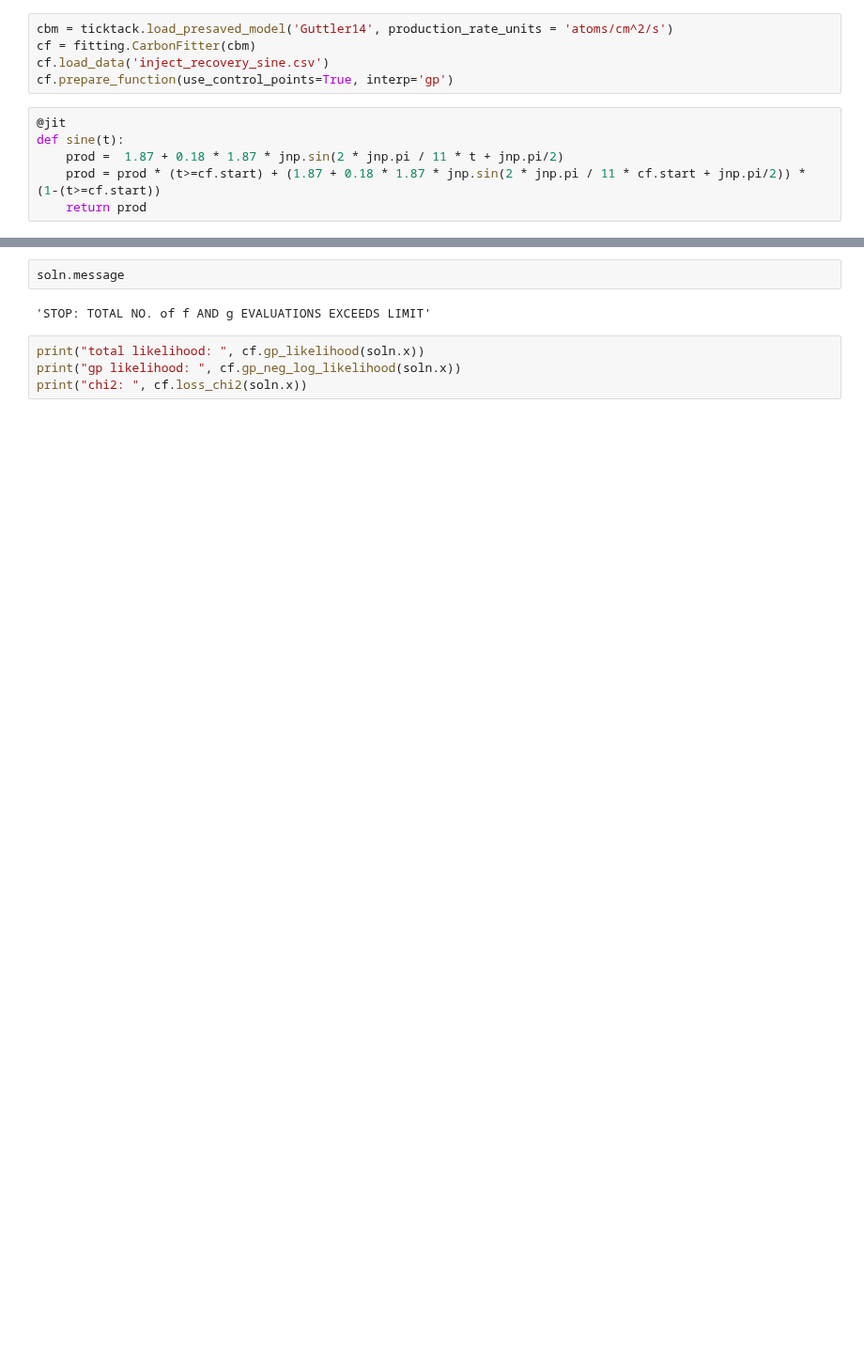
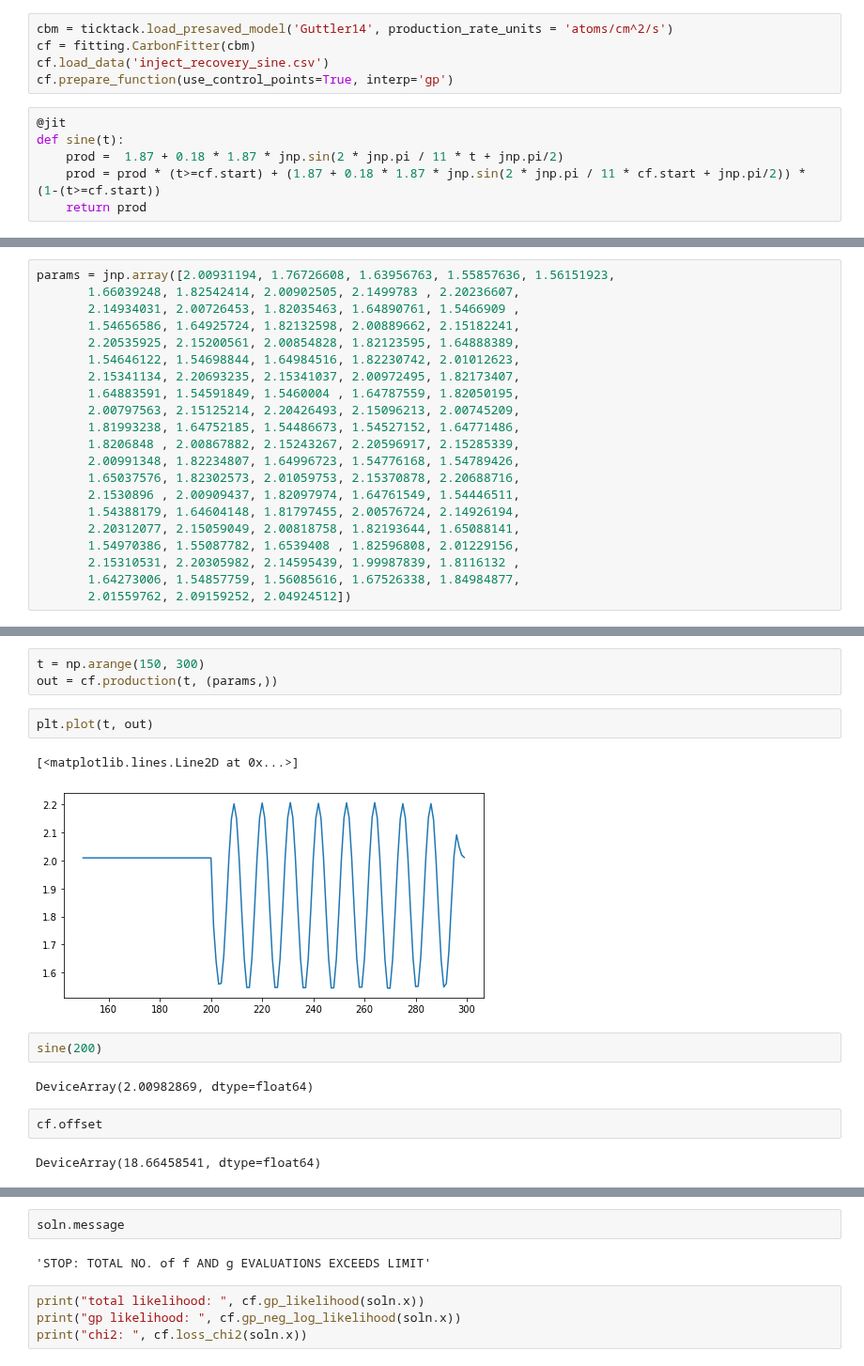
Before and after one commit to SharmaLlama/ticktack, a Jupyter notebook: notebooks/cp_injection_recovery_sine_gp.ipynb, the cells around one changed output, grey strips where cells are left out. Shown at 94% size. Cells and saved outputs as stored; diff of their text form; blank space fills up the shorter version.

```diff
--- a/notebooks/cp_injection_recovery_sine_gp.ipynb
+++ b/notebooks/cp_injection_recovery_sine_gp.ipynb
@@ -37,0 +28,21 @@ plt.plot(jnp.arange(100, 300), sine(jnp.arange(100, 300)))
+# %%
+params = jnp.array([2.00931194, 1.76726608, 1.63956763, 1.55857636, 1.56151923,
+       1.66039248, 1.82542414, 2.00902505, 2.1499783 , 2.20236607,
+       2.14934031, 2.00726453, 1.82035463, 1.64890761, 1.5466909 ,
+       1.54656586, 1.64925724, 1.82132598, 2.00889662, 2.15182241,
+       2.20535925, 2.15200561, 2.00854828, 1.82123595, 1.64888389,
+       1.54646122, 1.54698844, 1.64984516, 1.82230742, 2.01012623,
+       2.15341134, 2.20693235, 2.15341037, 2.00972495, 1.82173407,
+       1.64883591, 1.54591849, 1.5460004 , 1.64787559, 1.82050195,
+       2.00797563, 2.15125214, 2.20426493, 2.15096213, 2.00745209,
+       1.81993238, 1.64752185, 1.54486673, 1.54527152, 1.64771486,
+       1.8206848 , 2.00867882, 2.15243267, 2.20596917, 2.15285339,
+       2.00991348, 1.82234807, 1.64996723, 1.54776168, 1.54789426,
+       1.65037576, 1.82302573, 2.01059753, 2.15370878, 2.20688716,
+       2.1530896 , 2.00909437, 1.82097974, 1.64761549, 1.54446511,
+       1.54388179, 1.64604148, 1.81797455, 2.00576724, 2.14926194,
+       2.20312077, 2.15059049, 2.00818758, 1.82193644, 1.65088141,
+       1.54970386, 1.55087782, 1.6539408 , 1.82596808, 2.01229156,
+       2.15310531, 2.20305982, 2.14595439, 1.99987839, 1.8116132 ,
+       1.64273006, 1.54857759, 1.56085616, 1.67526338, 1.84984877,
+       2.01559762, 2.09159252, 2.04924512])
@@ -37,0 +66,16 @@ plt.plot(jnp.arange(100, 300), sine(jnp.arange(100, 300)))
+# %%
+t = np.arange(150, 300)
+out = cf.production(t, (params,))
+# %%
+plt.plot(t, out)
+# %% [output]
+[<matplotlib.lines.Line2D at 0x...>]
+[figure, added]
+# %%
+sine(200)
+# %% [output]
+DeviceArray(2.00982869, dtype=float64)
+# %%
+cf.offset
+# %% [output]
+DeviceArray(18.66458541, dtype=float64)
```
Also changed, not shown: parts of 20 cells of this notebook, 11 other files.
